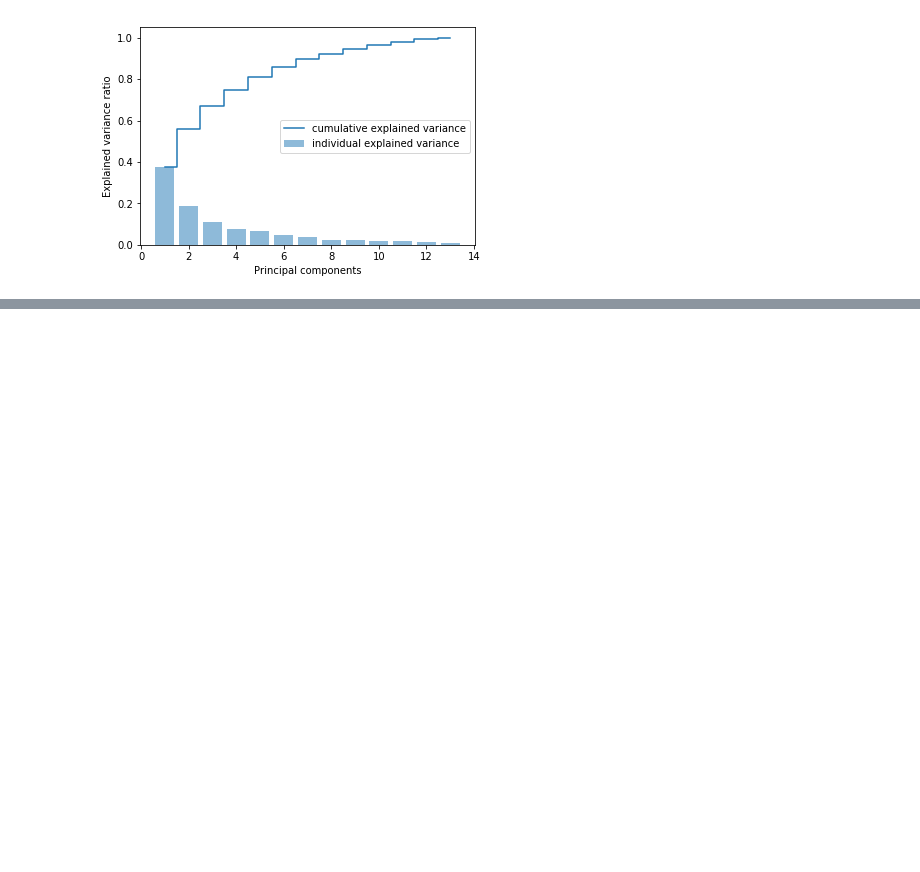
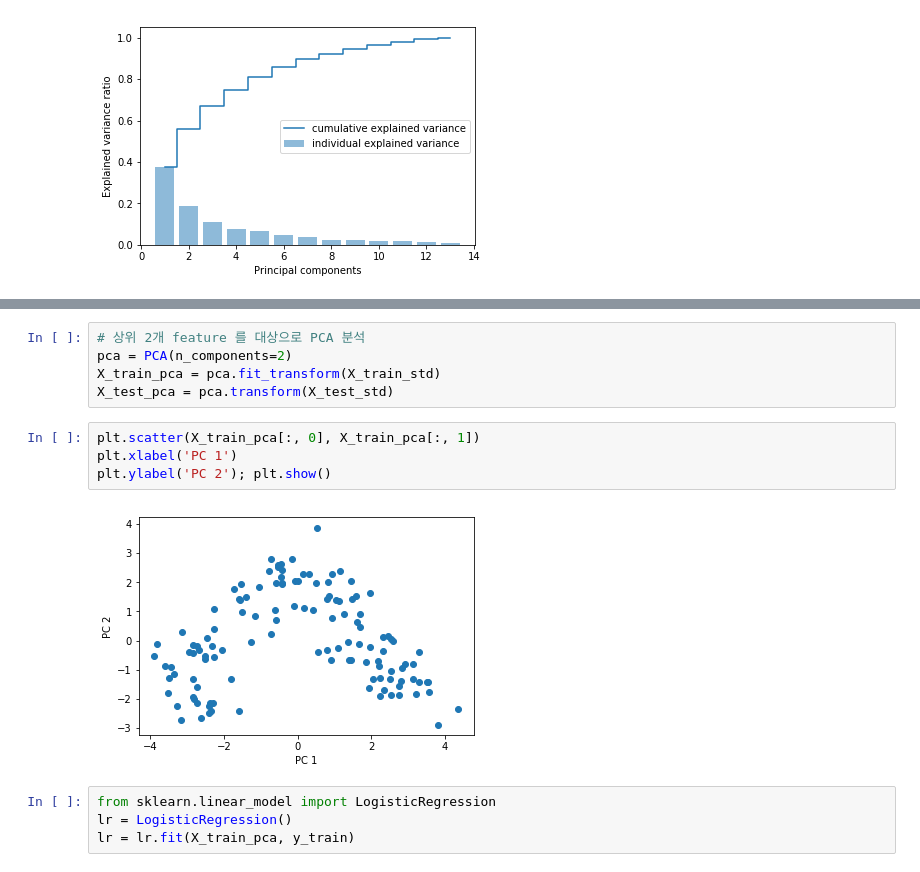
Before and after one commit to Queie/TensorFlow, a Jupyter notebook: 04.Dim Reduction.ipynb, the cells around one changed output, grey strips where cells are left out. Drawn from its saved outputs; the diff is of its cells as text; blank space fills up the shorter version.

```diff
--- a/04.Dim Reduction.ipynb
+++ b/04.Dim Reduction.ipynb
@@ -98,0 +215,15 @@ plt.xlabel('Principal components'); plt.legend(loc='best'); plt.show()
+# %%
+# 상위 2개 feature 를 대상으로 PCA 분석
+pca = PCA(n_components=2)
+X_train_pca = pca.fit_transform(X_train_std)
+X_test_pca = pca.transform(X_test_std)
+# %%
+plt.scatter(X_train_pca[:, 0], X_train_pca[:, 1])
+plt.xlabel('PC 1')
+plt.ylabel('PC 2'); plt.show()
+# %% [output]
+[figure, added]
+# %%
+from sklearn.linear_model import LogisticRegression
+lr = LogisticRegression()
+lr = lr.fit(X_train_pca, y_train)
```
Also changed, not shown: parts of 41 cells of this notebook.
